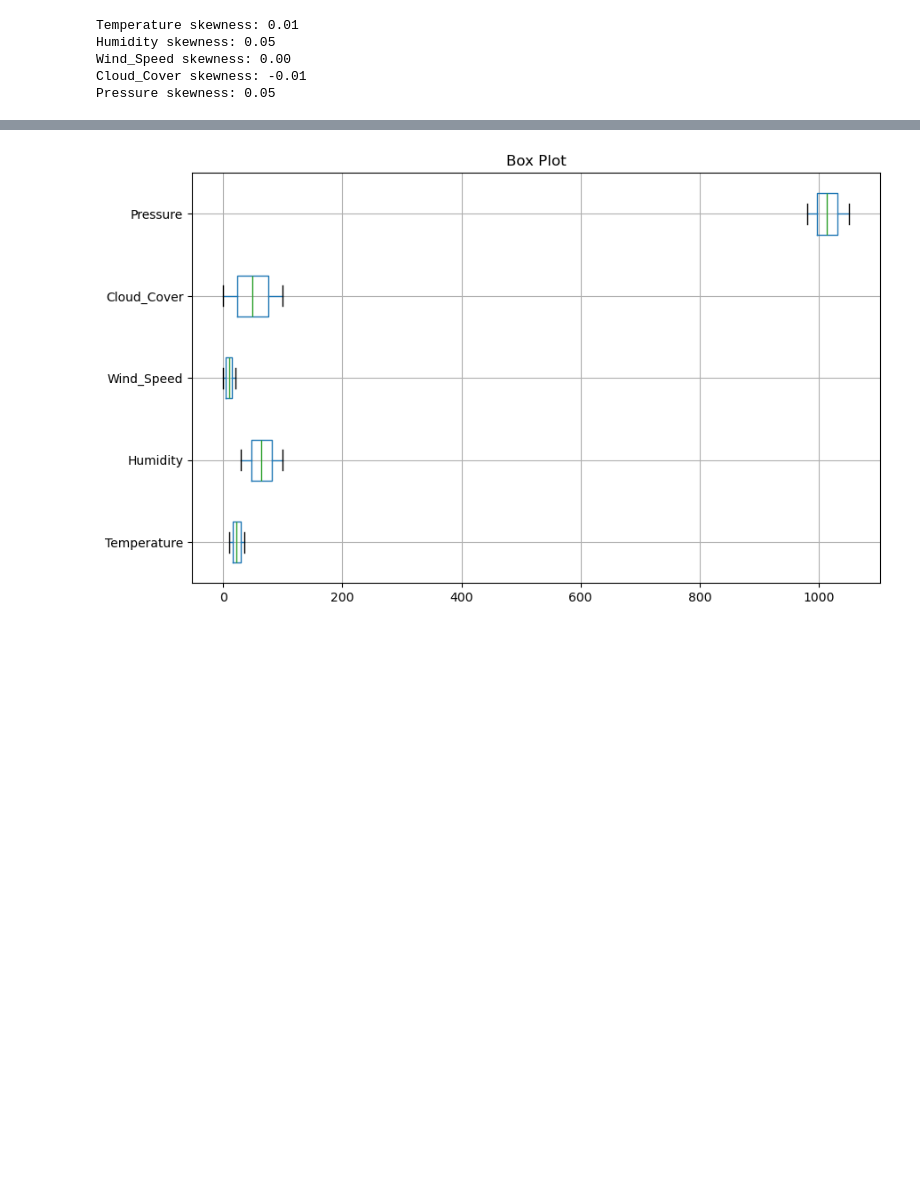
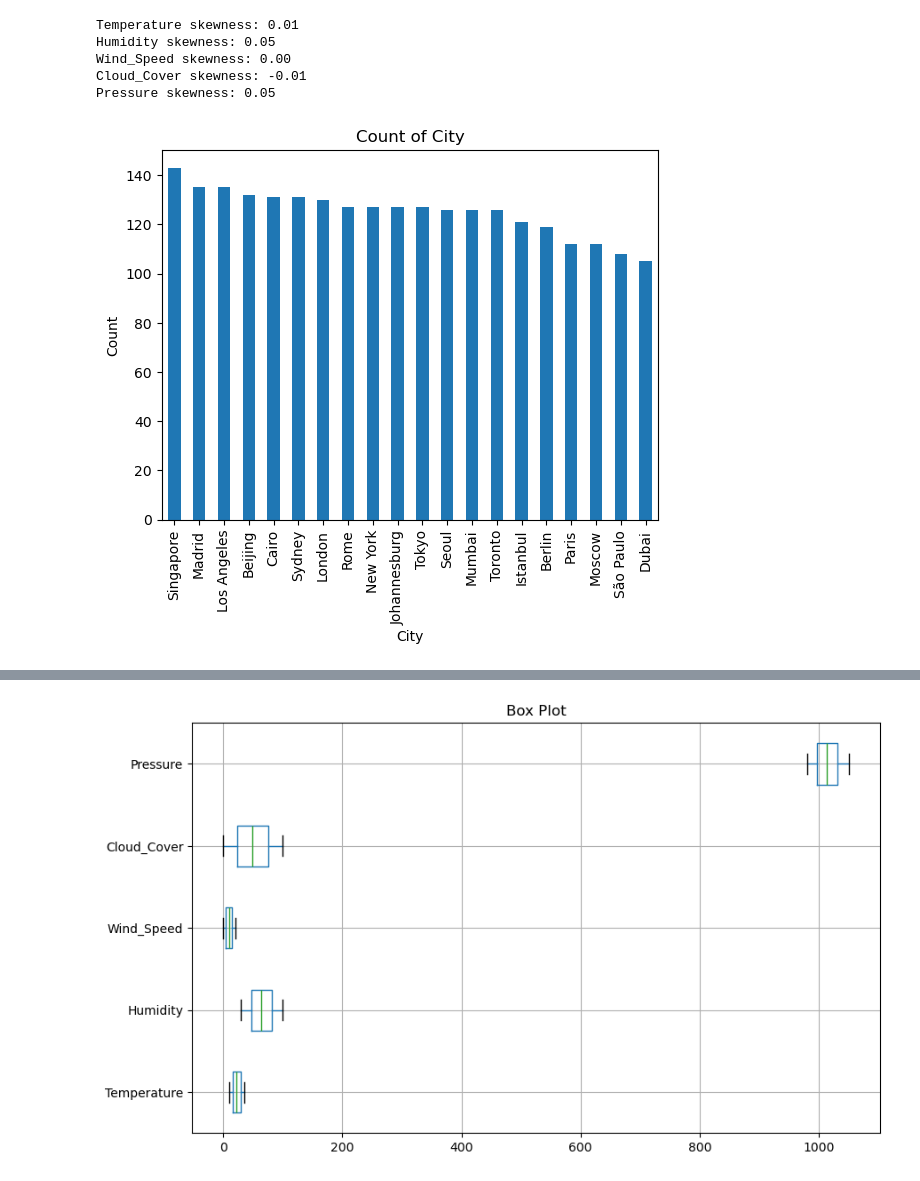
Before and after one commit to badtzmaruu/MLG382-CYO, a Jupyter notebook: Notebooks/Preprocessing.ipynb, the cells around one changed output, grey strips where cells are left out. Cells and saved outputs as stored; diff of their text form; code cells hidden in the pictures; blank space fills up the shorter version.

```diff
--- a/Notebooks/Preprocessing.ipynb
+++ b/Notebooks/Preprocessing.ipynb
@@ -55,6 +59,9 @@ dtype: int64
 # %%
 #Encoding categorical feature
 df['Rain'] = df['Rain'].map({'no rain': 0, 'rain': 1})
+
+#Converting DateTime from an object to a datetime type
+df['DateTime'] = pd.to_datetime(df['DateTime'])
 
 #Getting all the numeric and categorical features
 output_var = 'Rain'
@@ -94,3 +101,14 @@ Humidity skewness: 0.05
 Wind_Speed skewness: 0.00
 Cloud_Cover skewness: -0.01
 Pressure skewness: 0.05
+# %%
+
+for col in categorical_features:
+    plt.figure()
+    df[col].value_counts().plot(kind='bar')
+    plt.title(f'Count of {col}')
+    plt.xlabel(col)
+    plt.ylabel("Count")
+    plt.show()
+# %% [output]
+[figure, added]
```
Also changed, not shown: parts of 11 cells of this notebook, 1 other file.
